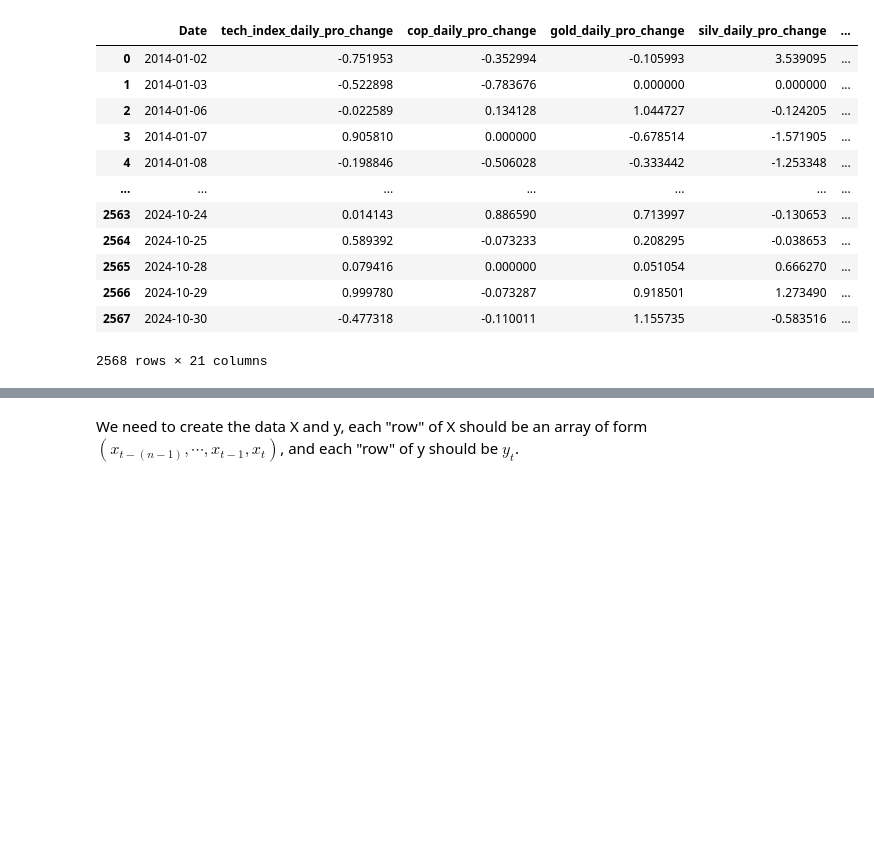
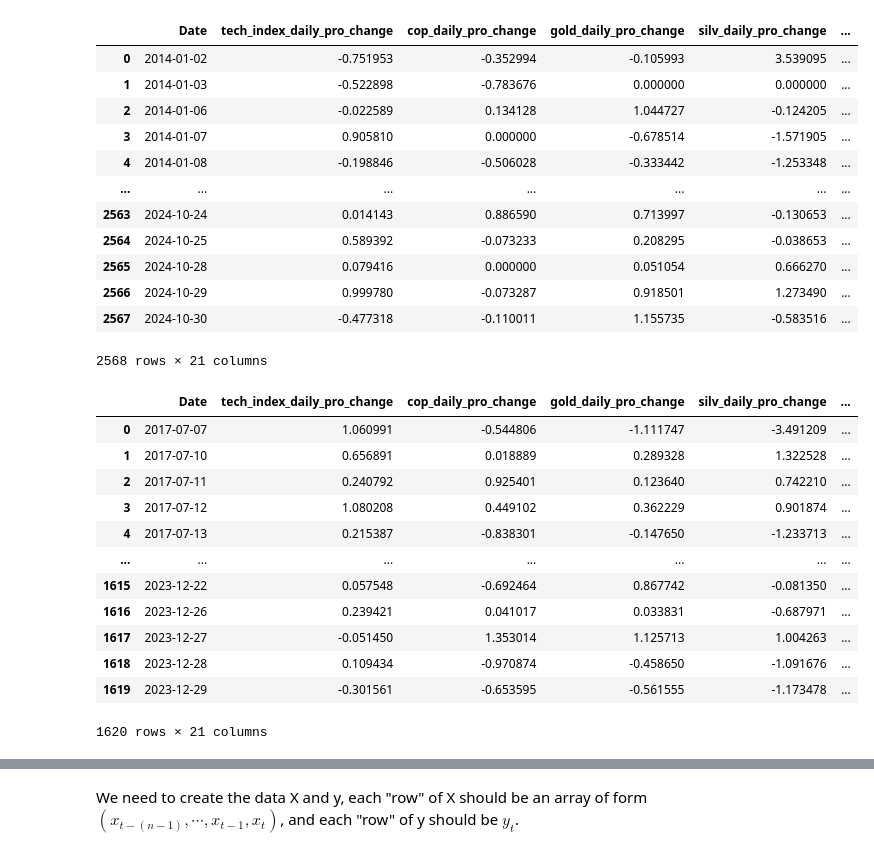
Before and after one commit to YCoeusZ/industrial-resources-and-its-impact, a Jupyter notebook: model_training/NN/mtnn_NO_inf_Yuan.ipynb, the cells around one changed output, grey strips where cells are left out. Saved outputs shown, nothing was run; the diff lists cells and outputs as text; code cells hidden in the pictures; blank space fills up the shorter version.

```diff
--- a/model_training/NN/mtnn_NO_inf_Yuan.ipynb
+++ b/model_training/NN/mtnn_NO_inf_Yuan.ipynb
@@ -65,5 +65,5 @@ all_data_val=all_data[all_data["Date"]<"2016-12-31"]
 # %%
 all_data_test=all_data[all_data["Date"]>="2024-01-01"]
 # %%
-all_data_tt=all_data_tt.dropna()
+all_data_tt=all_data_tt.dropna().reset_index(drop=True)
 # %%
@@ -72,0 +73,16 @@ all_data_test=all_data_test.dropna()
+# %%
+all_data_tt
+# %% [output]
+|  | Date | tech_index_daily_pro_change | cop_daily_pro_change | gold_daily_pro_change | silv_daily_pro_change | ... |
+| 0 | 2017-07-07 | 1.060991 | -0.544806 | -1.111747 | -3.491209 | ... |
+| 1 | 2017-07-10 | 0.656891 | 0.018889 | 0.289328 | 1.322528 | ... |
+| 2 | 2017-07-11 | 0.240792 | 0.925401 | 0.123640 | 0.742210 | ... |
+| 3 | 2017-07-12 | 1.080208 | 0.449102 | 0.362229 | 0.901874 | ... |
+| 4 | 2017-07-13 | 0.215387 | -0.838301 | -0.147650 | -1.233713 | ... |
+| ... | ... | ... | ... | ... | ... | ... |
+| 1615 | 2023-12-22 | 0.057548 | -0.692464 | 0.867742 | -0.081350 | ... |
+| 1616 | 2023-12-26 | 0.239421 | 0.041017 | 0.033831 | -0.687971 | ... |
+| 1617 | 2023-12-27 | -0.051450 | 1.353014 | 1.125713 | 1.004263 | ... |
+| 1618 | 2023-12-28 | 0.109434 | -0.970874 | -0.458650 | -1.091676 | ... |
+| 1619 | 2023-12-29 | -0.301561 | -0.653595 | -0.561555 | -1.173478 | ... |
+1620 rows × 21 columns
```
Also changed, not shown: parts of 10 cells of this notebook, 1 other file.
